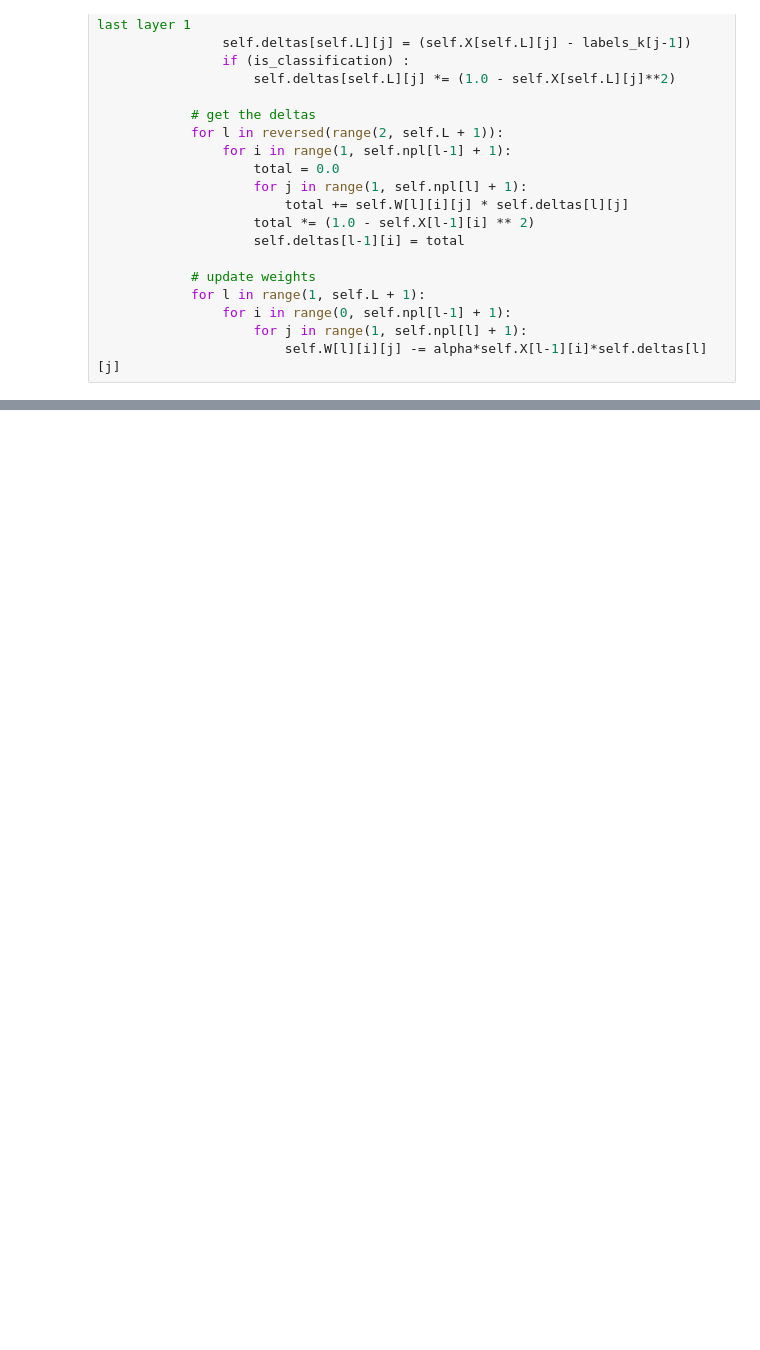
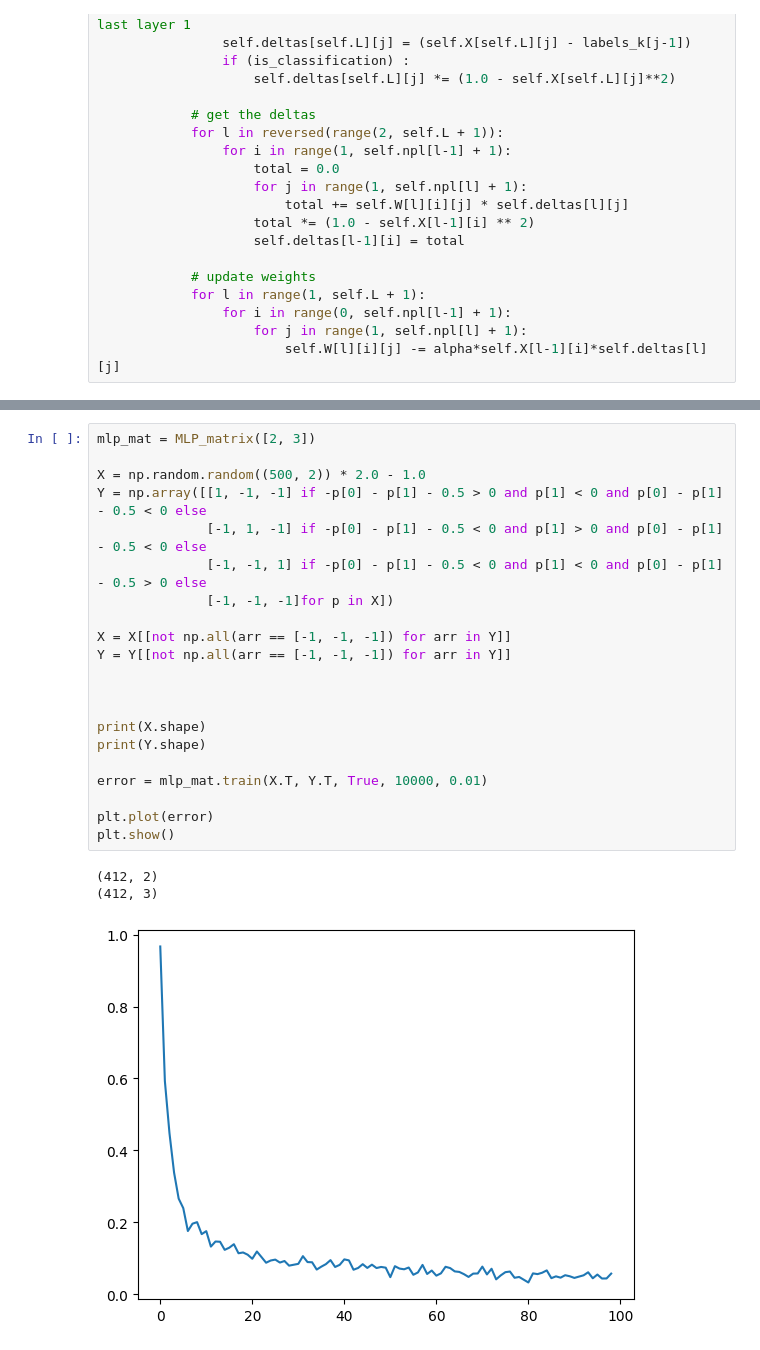
Before and after one commit to xaxam2001/Snake, a Jupyter notebook: python-test-folder/MLP.ipynb, the cells around one changed output, grey strips where cells are left out. Saved outputs shown, nothing was run; the diff lists cells and outputs as text; blank space fills up the shorter version.

```diff
--- a/python-test-folder/MLP.ipynb
+++ b/python-test-folder/MLP.ipynb
@@ -256,0 +349,25 @@ for col in range(xor_inputs.shape[1]):
+# %%
+mlp_mat = MLP_matrix([2, 3])
+
+X = np.random.random((500, 2)) * 2.0 - 1.0
+Y = np.array([[1, -1, -1] if -p[0] - p[1] - 0.5 > 0 and p[1] < 0 and p[0] - p[1] - 0.5 < 0 else
+              [-1, 1, -1] if -p[0] - p[1] - 0.5 < 0 and p[1] > 0 and p[0] - p[1] - 0.5 < 0 else
+              [-1, -1, 1] if -p[0] - p[1] - 0.5 < 0 and p[1] < 0 and p[0] - p[1] - 0.5 > 0 else
+              [-1, -1, -1]for p in X])
+
+X = X[[not np.all(arr == [-1, -1, -1]) for arr in Y]]
+Y = Y[[not np.all(arr == [-1, -1, -1]) for arr in Y]]
+
+
+
+print(X.shape)
+print(Y.shape)
+
+error = mlp_mat.train(X.T, Y.T, True, 10000, 0.01)
+
+plt.plot(error)
+plt.show()
+# %% [output]
+(412, 2)
+(412, 3)
+[figure, added]
```
Also changed, not shown: parts of 15 cells of this notebook.
